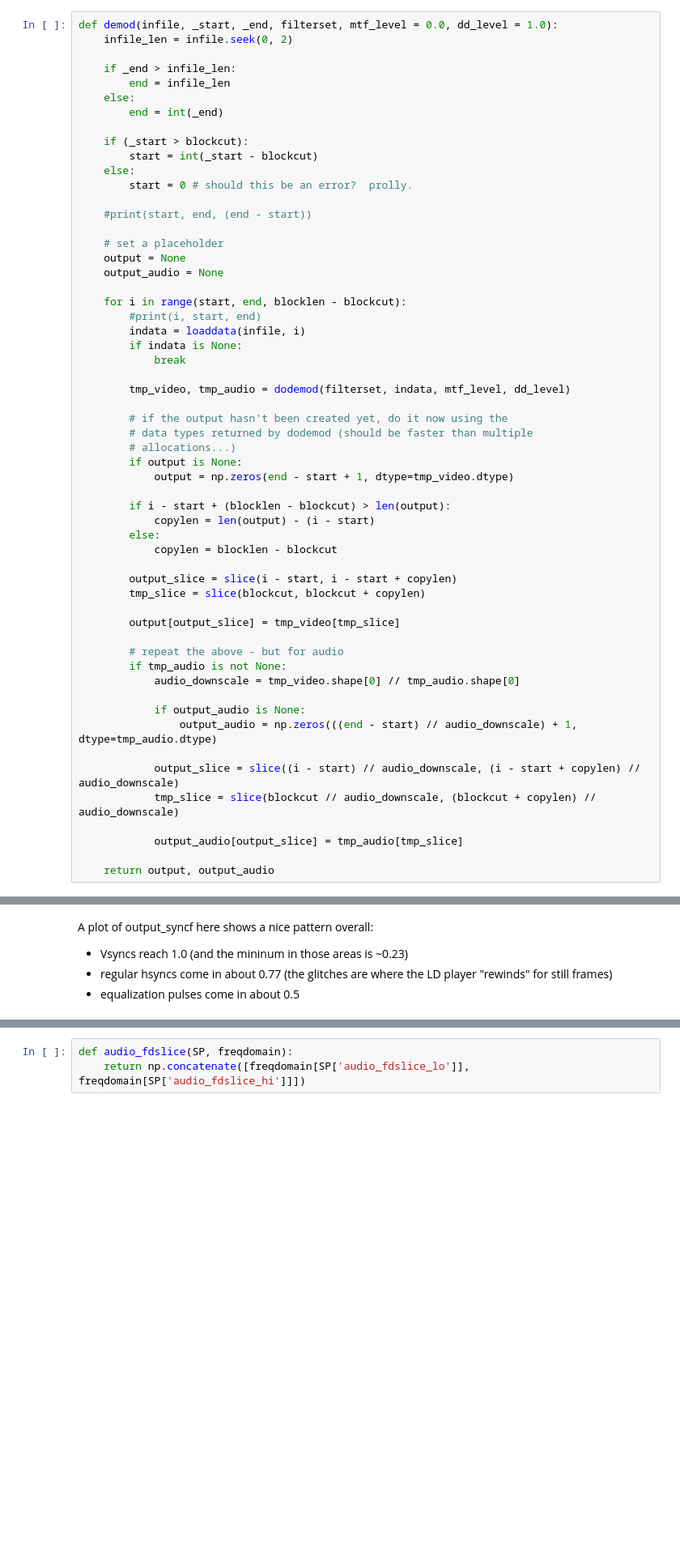
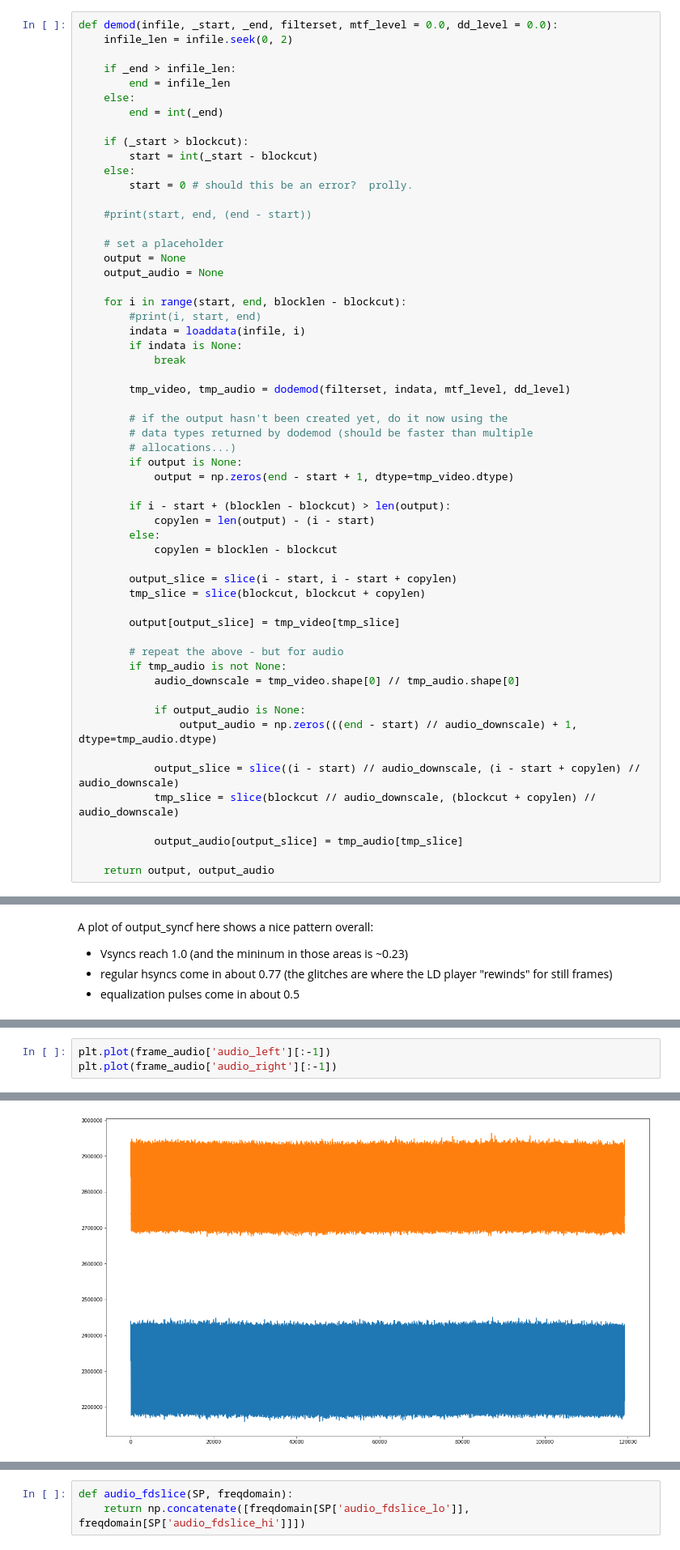
Before and after one commit to happycube/ld-decode, a Jupyter notebook: ld-decoder-dev11.ipynb, the cells around one changed output, grey strips where cells are left out. Shown at 81% size. Saved outputs shown, nothing was run; the diff lists cells and outputs as text; blank space fills up the shorter version.

```diff
--- a/ld-decoder-dev11.ipynb
+++ b/ld-decoder-dev11.ipynb
@@ -625,7 +664,7 @@ def loaddata(infile, sample):
 
     return indata
 # %%
-def demod(infile, _start, _end, filterset, mtf_level = 0.0, dd_level = 1.0):
+def demod(infile, _start, _end, filterset, mtf_level = 0.0, dd_level = 0.0):
     infile_len = infile.seek(0, 2)
 
     if _end > infile_len:
@@ -1283,0 +1442,4 @@ uint8 (504, 844) (504, 844)
+# %%
+plt.plot(frame_audio['audio_left'][:-1])
+plt.plot(frame_audio['audio_right'][:-1])
+# %% [output]
@@ -1283,0 +1447 @@ uint8 (504, 844) (504, 844)
+[figure, added]
```
Also changed, not shown: parts of 56 cells of this notebook.
